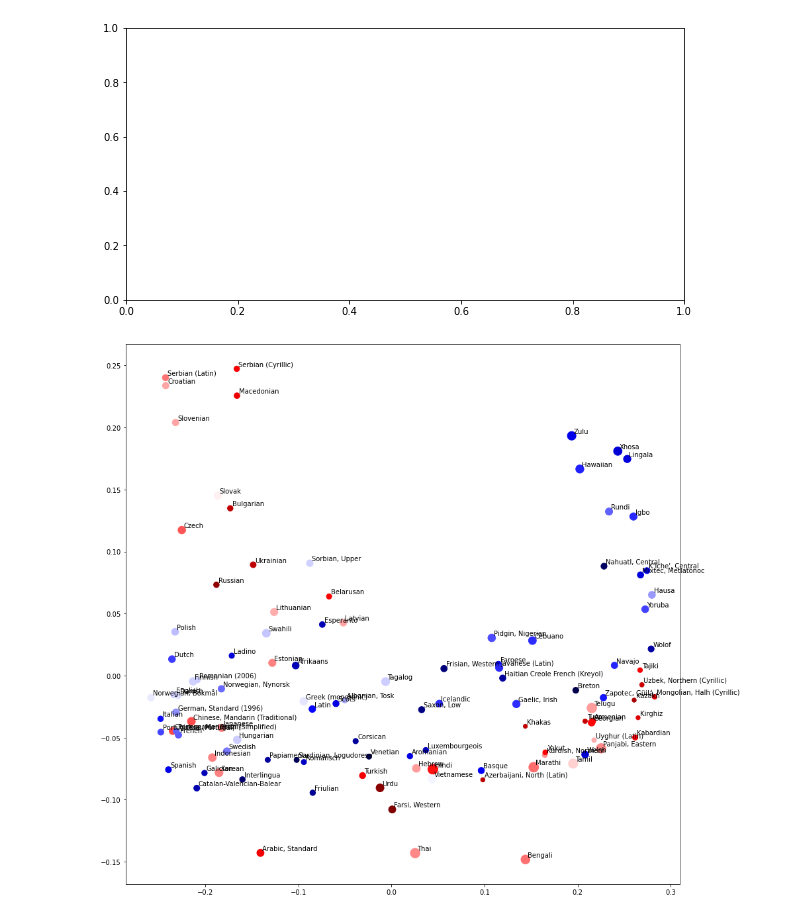
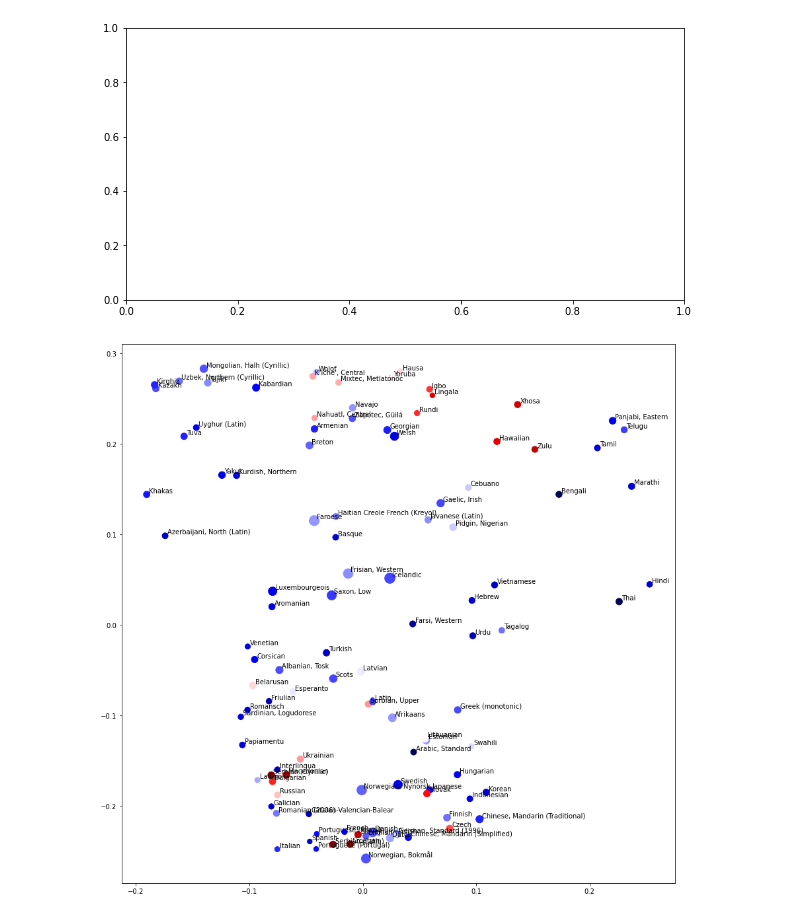
Before and after one commit to kebuhcah/openai-notebooks, a Jupyter notebook: udhr-embeddings.ipynb, the cells around one changed output. Cells and saved outputs as stored; diff of their text form; code cells hidden in the pictures.

Commit message:
more visualization tweaks

```diff
--- a/udhr-embeddings.ipynb
+++ b/udhr-embeddings.ipynb
@@ -73,7 +73,7 @@ embeddings.shape
 # %%
 from sklearn.decomposition import PCA
 
-pca = PCA(n_components=5)
+pca = PCA(n_components=10)
 
 embedding_transform = pca.fit_transform(embeddings)
 
@@ -112,15 +113,18 @@ array([[64.59795202, 68.39585677, 61.87229495, 79.06966562, 67.17836397,
 # %%
 fig, ax = plt.subplots(figsize=(15,15))
 
-dim1, dim2, dim3, dim4 = 0, 3, 2, 1
+# Dimension 0 - the prestige dimension?
+# Dimension 2 - the
+# Dimension 4 - the Germanic vs. Romance dimension
+dim1, dim2, dim3, dim4 = 2, 0, 4, 3
 
 
 ax.scatter(*embedding_transform.T[[dim1, dim2]], s=(10 + 20 * embedding_transform.T[dim3])**2, c=embedding_transform.T[dim4], cmap='seismic')
 
 #fig.colorbar(mpl.cm.ScalarMappable(norm=None, cmap='Spectral'), ax=ax)
 
 
 for idx, name in enumerate(UDHR19.name.values):
     ax.annotate(name, embedding_transform[idx][[dim1, dim2]] + (0.002, 0.002))
 # %% [output]
-[figure, old version]
+[figure, new version]
```
Also changed, not shown: parts of 1 cell of this notebook.
